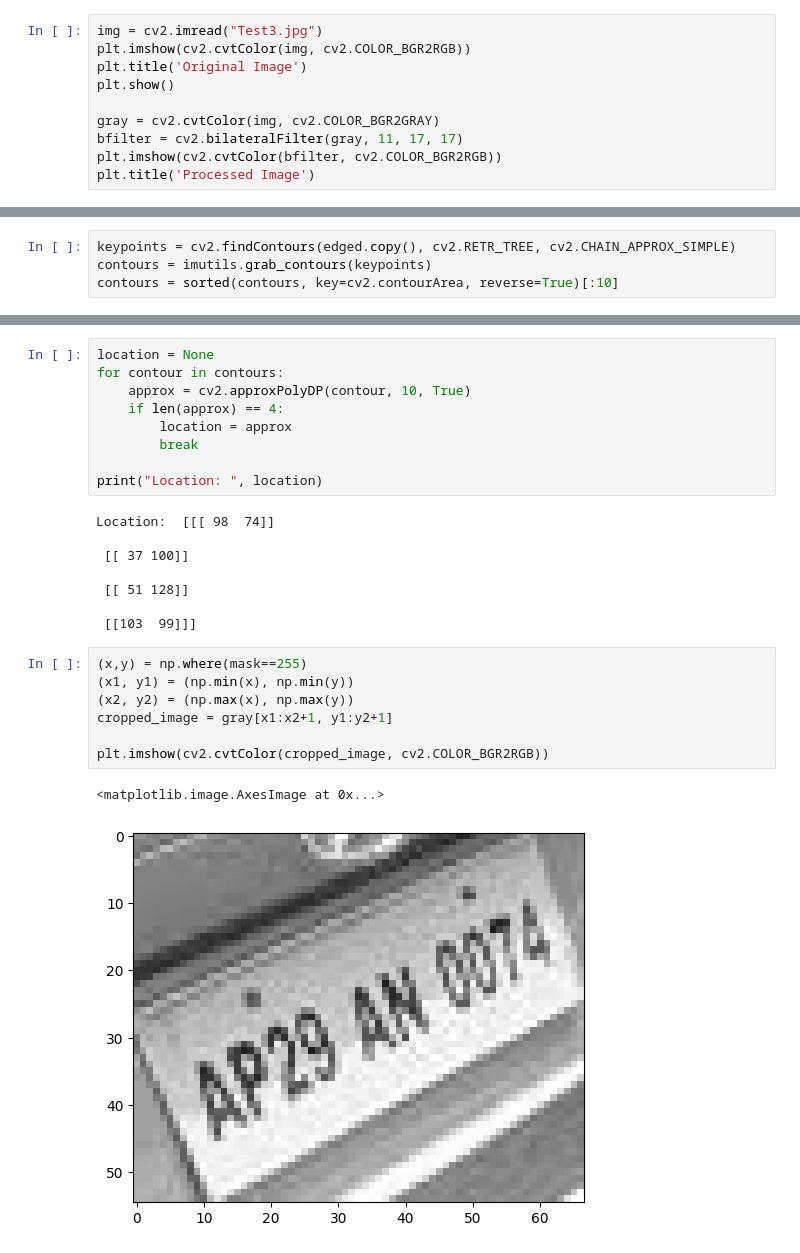
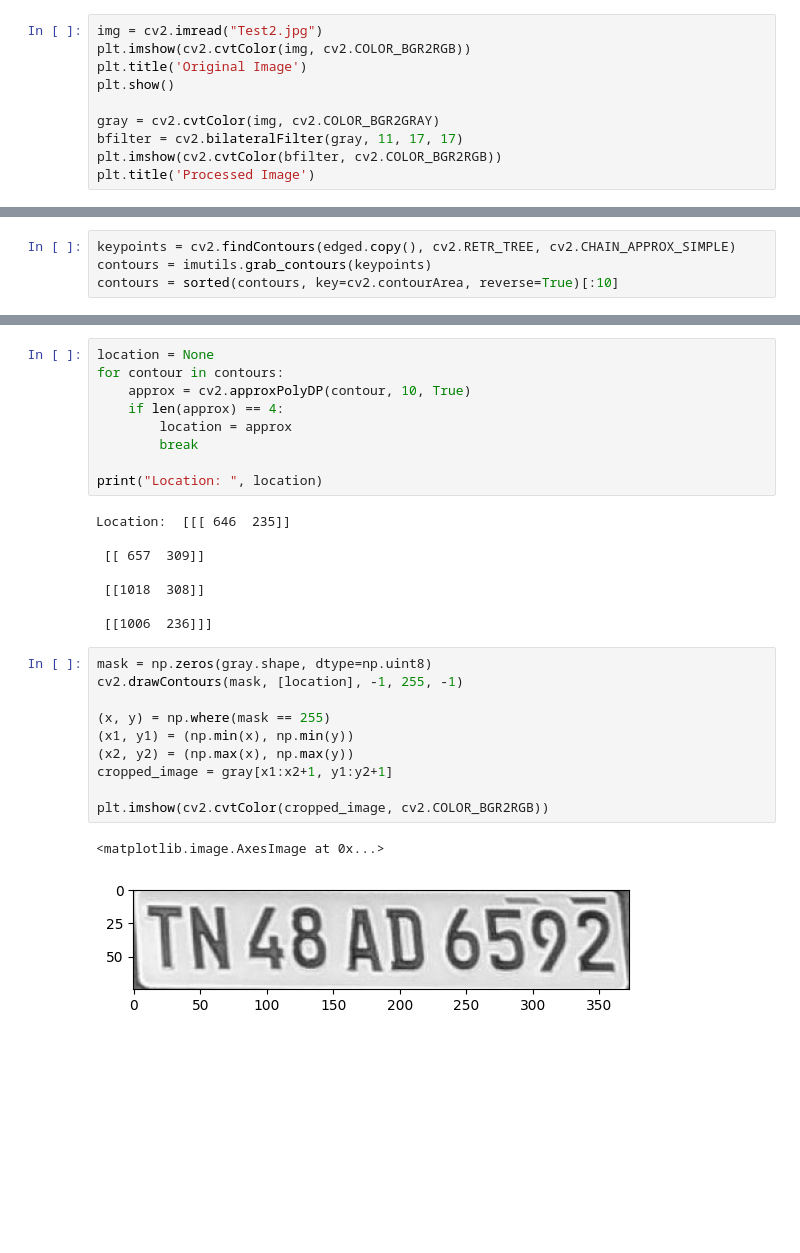
Before and after one commit to SouriRishik/Number-Plate-Detection, a Jupyter notebook: canny_edge_detection.ipynb, the cells around one changed output, grey strips where cells are left out. Saved outputs shown, nothing was run; the diff lists cells and outputs as text; blank space fills up the shorter version.

```diff
--- a/canny_edge_detection.ipynb
+++ b/canny_edge_detection.ipynb
@@ -6,7 +6,7 @@ import easyocr
 import imutils
 import random
 # %%
-img = cv2.imread("Test3.jpg")
+img = cv2.imread("Test2.jpg")
 plt.imshow(cv2.cvtColor(img, cv2.COLOR_BGR2RGB))
 plt.title('Original Image')
 plt.show()
@@ -56,23 +56,26 @@ for contour in contours:
 
 print("Location: ", location)
 # %% [output]
-Location:  [[[ 98  74]]
+Location:  [[[ 646  235]]
 
- [[ 37 100]]
+ [[ 657  309]]
 
- [[ 51 128]]
+ [[1018  308]]
 
- [[103  99]]]
+ [[1006  236]]]
 # %%
-(x,y) = np.where(mask==255)
+mask = np.zeros(gray.shape, dtype=np.uint8)
+cv2.drawContours(mask, [location], -1, 255, -1)
+
+(x, y) = np.where(mask == 255)
 (x1, y1) = (np.min(x), np.min(y))
 (x2, y2) = (np.max(x), np.max(y))
 cropped_image = gray[x1:x2+1, y1:y2+1]
 
 plt.imshow(cv2.cvtColor(cropped_image, cv2.COLOR_BGR2RGB))
 # %% [output]
 <matplotlib.image.AxesImage at 0x...>
-[figure, old version]
+[figure, new version]
 # %%
 reader = easyocr.Reader(['en'])
 result = reader.readtext(cropped_image)
```
Also changed, not shown: parts of 5 cells of this notebook.
